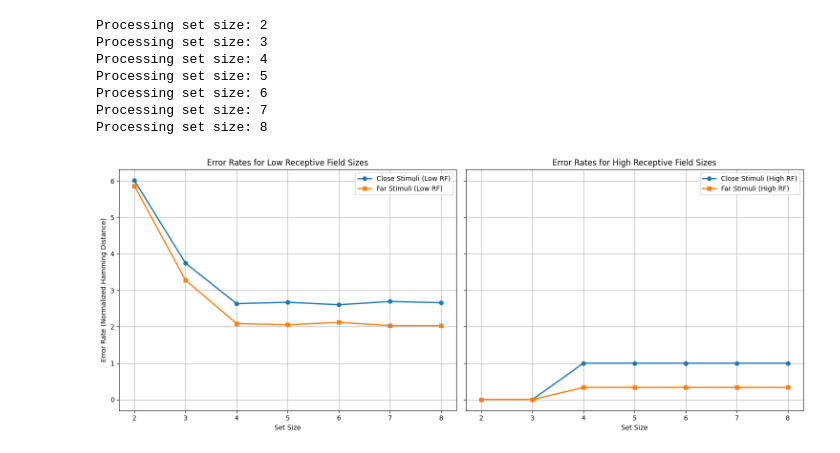
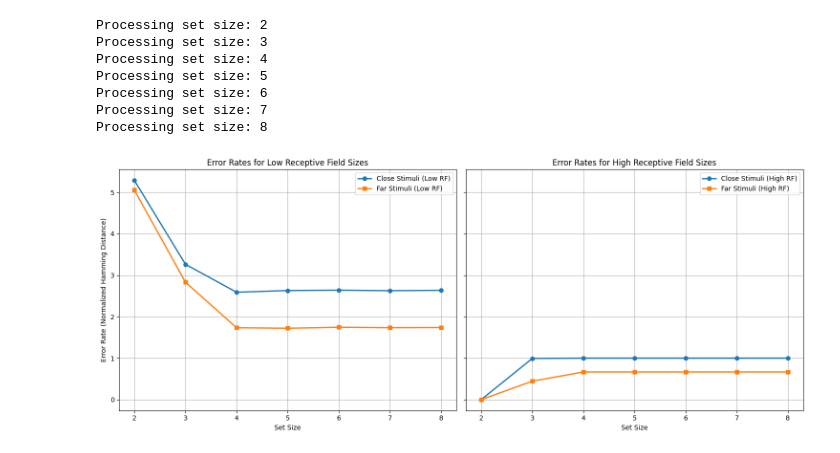
Before and after one commit to rakesh-sengupta/vwm-change-detect, a Jupyter notebook: Python_Error_Rate_Analysis.ipynb, the cells around one changed output. Saved outputs shown, nothing was run; the diff lists cells and outputs as text; code cells hidden in the pictures.

```diff
--- a/Python_Error_Rate_Analysis.ipynb
+++ b/Python_Error_Rate_Analysis.ipynb
@@ -242,7 +242,7 @@ def error_rate_analysis_py():
     timesteps = T_total / dt  # Number of timesteps
     noise_std = 0.03  # Noise standard deviation
     alpha = 2.0  # Fixed value for alpha
-    beta_0 = 0.2  # Standard value for beta
+    beta_0 = 0.3  # Standard value for beta
     num_simulations = 100  # Number of simulations for averaging (Original was 100, reduce for quick testing if needed)
 
     # Receptive field sizes
@@ -300,31 +300,31 @@ def error_rate_analysis_py():
     axs[0].set_xlabel('Set Size')
     axs[0].set_ylabel('Error Rate (Normalized Hamming Distance)')
     axs[0].set_title('Error Rates for Low Receptive Field Sizes')
     axs[0].legend()
     axs[0].grid(True)
 
     # Plot for high receptive field sizes
     axs[1].plot(set_sizes, error_rates_close_high, '-o', label='Close Stimuli (High RF)', linewidth=2)
     axs[1].plot(set_sizes, error_rates_far_high, '-s', label='Far Stimuli (High RF)', linewidth=2)
     axs[1].set_xlabel('Set Size')
     # axs[1].set_ylabel('Error Rate (Hamming Distance)') # Shared Y-axis
     axs[1].set_title('Error Rates for High Receptive Field Sizes')
     axs[1].legend()
     axs[1].grid(True)
 
     plt.tight_layout()
     plt.show()
 
 if __name__ == "__main__":
     # Set a seed for reproducibility if desired
     # np.random.seed(42)
     error_rate_analysis_py()
 # %% [output]
 Processing set size: 2
 Processing set size: 3
 Processing set size: 4
 Processing set size: 5
 Processing set size: 6
 Processing set size: 7
 Processing set size: 8
-[figure, old version]
+[figure, new version]
```
Also changed, not shown: parts of 1 cell of this notebook.
